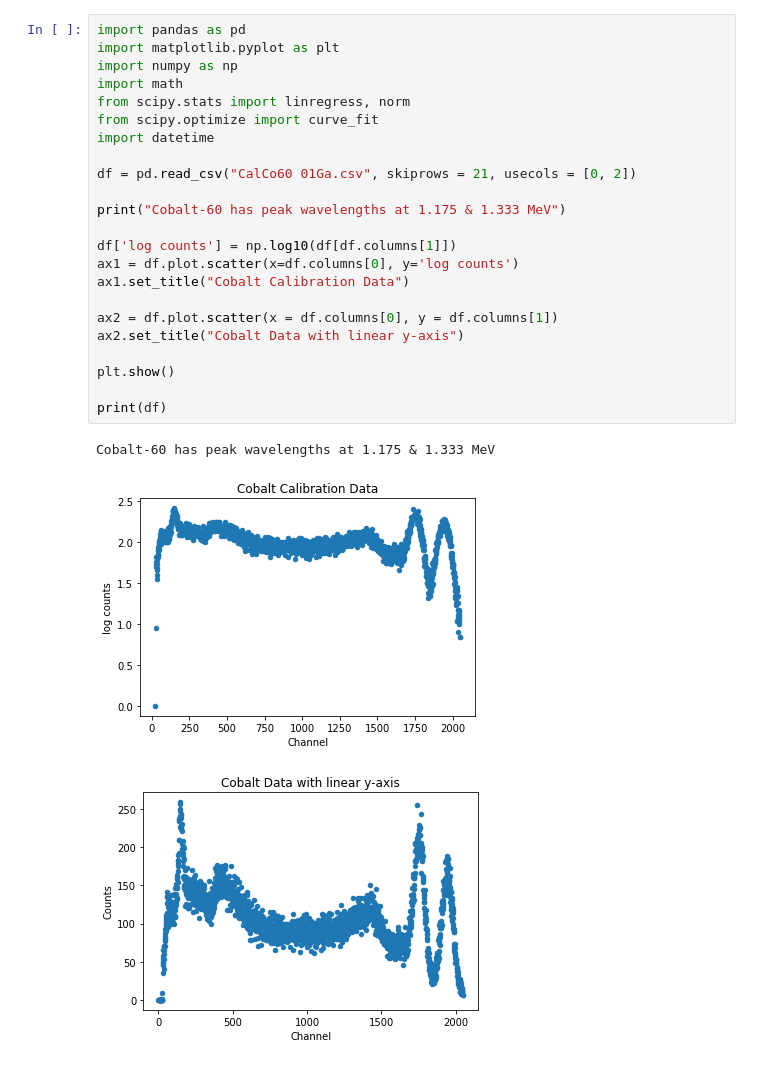
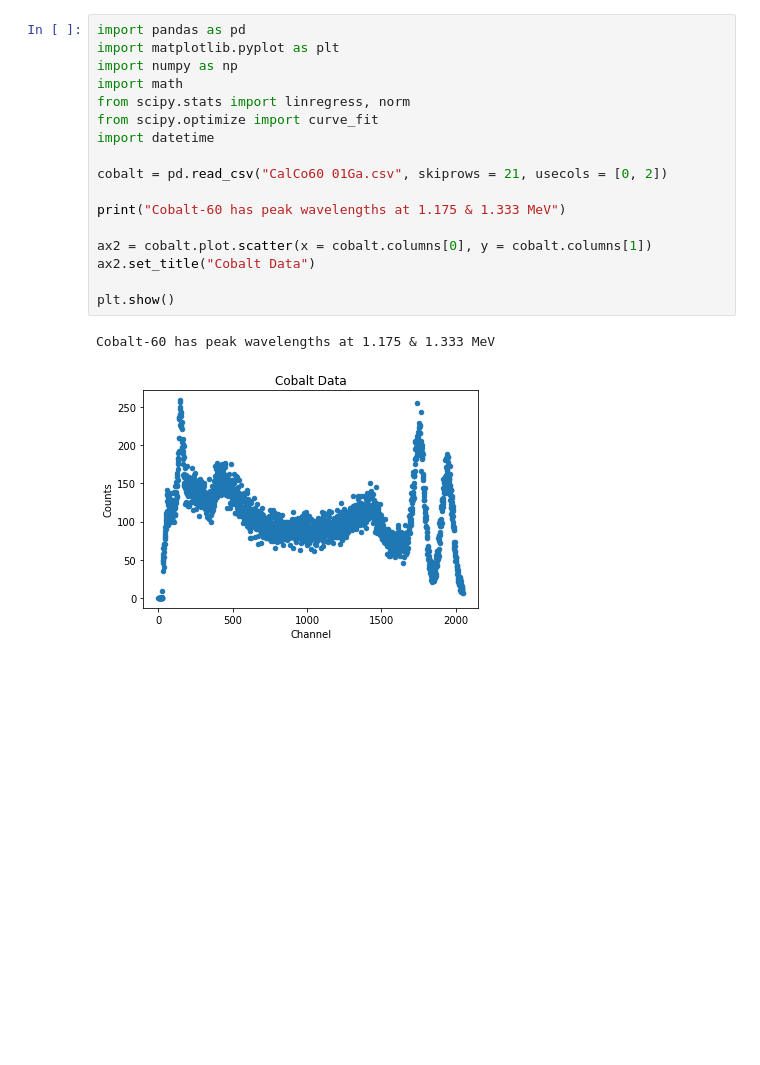
Before and after one commit to maraMaraschino/Adv-Lab, a Jupyter notebook: Gamma Spectroscopy/Gamma Spec Data.ipynb, the cells around one changed output. Drawn from its saved outputs; the diff is of its cells as text; blank space fills up the shorter version.

Commit message:
linear plot of test data created

```diff
--- a/Gamma Spectroscopy/Gamma Spec Data.ipynb
+++ b/Gamma Spectroscopy/Gamma Spec Data.ipynb
@@ -1,27 +1,20 @@
 # %%
 import pandas as pd
 import matplotlib.pyplot as plt
 import numpy as np
 import math
 from scipy.stats import linregress, norm
 from scipy.optimize import curve_fit
 import datetime
 
-df = pd.read_csv("CalCo60 01Ga.csv", skiprows = 21, usecols = [0, 2])
+cobalt = pd.read_csv("CalCo60 01Ga.csv", skiprows = 21, usecols = [0, 2])
 
 print("Cobalt-60 has peak wavelengths at 1.175 & 1.333 MeV")
 
-df['log counts'] = np.log10(df[df.columns[1]])
-ax1 = df.plot.scatter(x=df.columns[0], y='log counts')
-ax1.set_title("Cobalt Calibration Data")
-
-ax2 = df.plot.scatter(x = df.columns[0], y = df.columns[1])
-ax2.set_title("Cobalt Data with linear y-axis")
+ax2 = cobalt.plot.scatter(x = cobalt.columns[0], y = cobalt.columns[1])
+ax2.set_title("Cobalt Data")
 
 plt.show()
-
-print(df)
 # %% [output]
 Cobalt-60 has peak wavelengths at 1.175 & 1.333 MeV
-[figure, old version]
+[figure, new version]
-[figure, removed]
```
Also changed, not shown: parts of 20 cells of this notebook.
